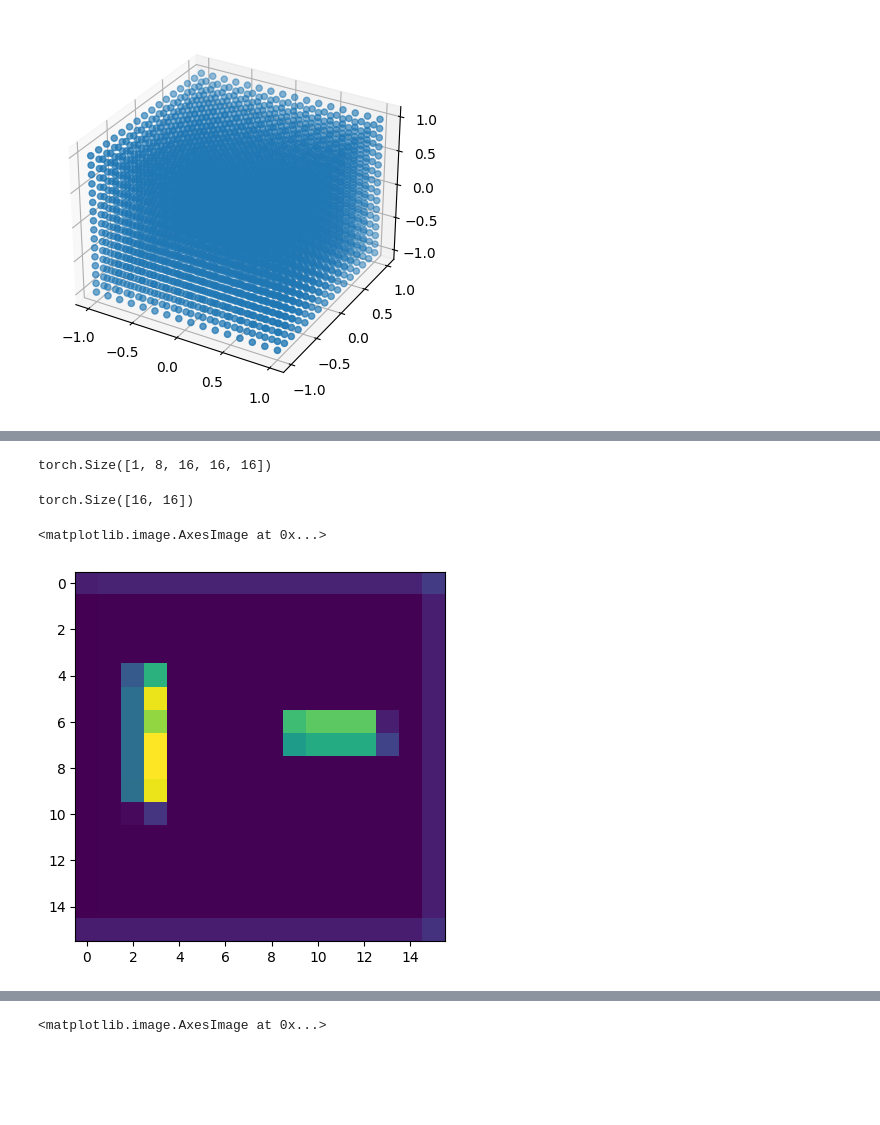
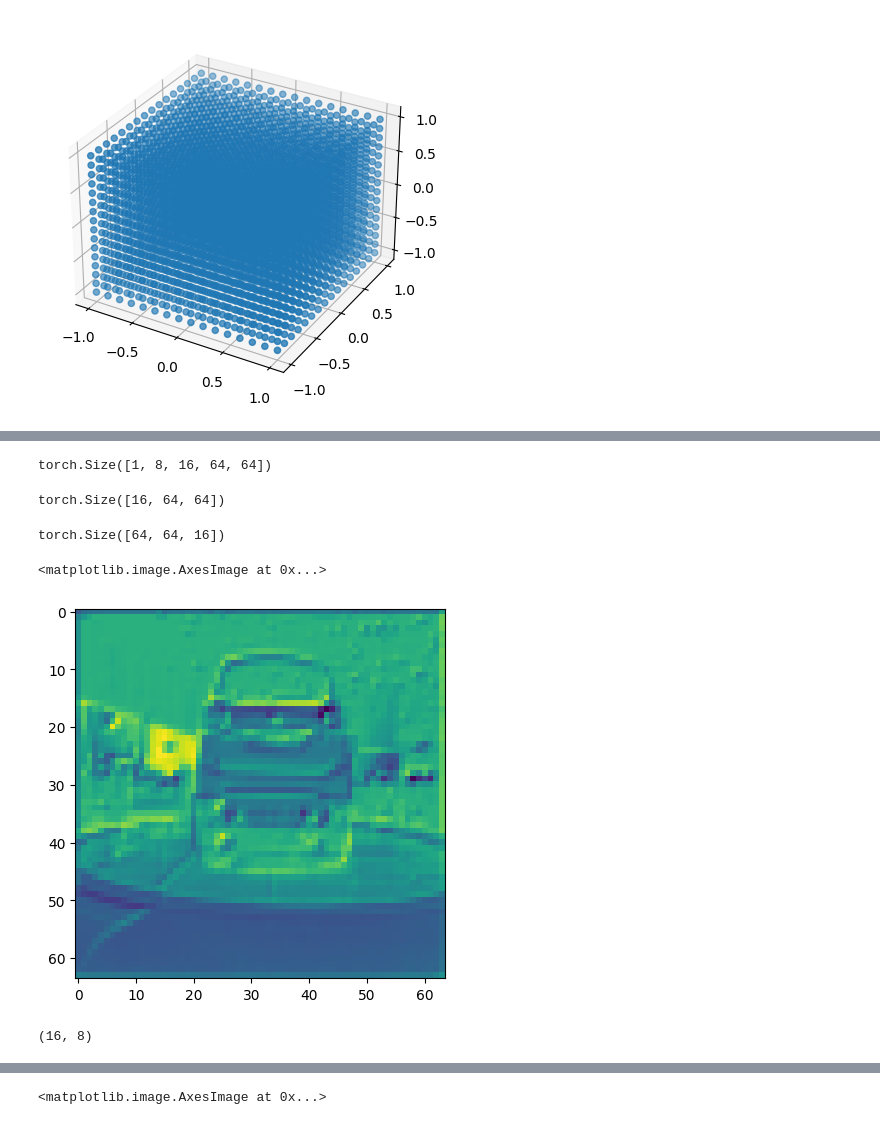
Before and after one commit to oliviaperryman/AutoLink-Self-supervised-Learning-of-Human-Skeletons-and-Object-Outlines-by-Linking-Keypoints, a Jupyter notebook: scratch/3d.ipynb, the cells around one changed output, grey strips where cells are left out. Cells and saved outputs as stored; diff of their text form; code cells hidden in the pictures; blank space fills up the shorter version.

```diff
--- a/scratch/3d.ipynb
+++ b/scratch/3d.ipynb
@@ -51,4 +51,5 @@ plt.show()
 from PIL import Image
 from torchvision import transforms
 # %%
-x = Image.open('lines.png')
+x = Image.open('img.png')
+np.array(x).shape
@@ -56,8 +59,8 @@ x = Image.open('lines.png')
 transform = transforms.Compose([
             transforms.Resize((128, 128)),
             transforms.ToTensor(),
-            transforms.RandomHorizontalFlip(p=0.0), # TODO change to 0.5?
-            transforms.Normalize((0.5, 0.5, 0.5), (0.5, 0.5, 0.5)),
+            # transforms.RandomHorizontalFlip(p=0.0), # TODO change to 0.5?
+            transforms.Normalize((0.5, 0.5, 0.5, 0.5), (0.5, 0.5, 0.5, 0.5)),
         ])
 # %%
 x = transform(x)
@@ -73,10 +76,10 @@ import torch.nn as nn
 import torch
 
 model = nn.Sequential(
-    nn.Conv2d(3, 8 * 16, kernel_size=3, padding=1),
+    nn.Conv2d(4, 8 * 16, kernel_size=3, padding=1),
     nn.Upsample(scale_factor=0.5, mode='bilinear', align_corners=False),
-    nn.Upsample(scale_factor=0.5, mode='bilinear', align_corners=False),
-    nn.Upsample(scale_factor=0.5, mode='bilinear', align_corners=False),
+    # nn.Upsample(scale_factor=0.5, mode='bilinear', align_corners=False),
+    # nn.Upsample(scale_factor=0.5, mode='bilinear', align_corners=False),
     torch.nn.Unflatten(1, (8,16)),
     # nn.Conv3d(16, 8, kernel_size=3, stride=1, padding=1),
     # nn.ReLU()
@@ -94,8 +97,8 @@ output = model(x)
 # Print the output tensor shape
 print(output.shape) # Should print: torch.Size([1, 8, 32, 32, 32])
 # %% [output]
-torch.Size([1, 8, 16, 16, 16])
+torch.Size([1, 8, 16, 64, 64])
 # %%
-output[0][0].sum(axis=0).shape
+output[0][0].shape
 # %% [output]
-torch.Size([16, 16])
+torch.Size([16, 64, 64])
@@ -102,5 +107,15 @@ torch.Size([16, 16])
+# %%
+out_img = rearrange(output[0][0], 'c h w -> h w c')
+out_img.shape
+# %% [output]
+torch.Size([64, 64, 16])
 # %%
-plt.imshow(output[0][0][0].detach().numpy())
+plt.imshow(out_img[:,:,:1].detach().numpy())
 # %% [output]
 <matplotlib.image.AxesImage at 0x...>
-[figure, old version]
+[figure, new version]
+# %%
+out_img = transforms.ToPILImage()(output.squeeze(0)[0][:1])
+np.array(out_img).shape
+# %% [output]
+(16, 8)
```
Also changed, not shown: parts of 6 cells of this notebook, 1 other file.
